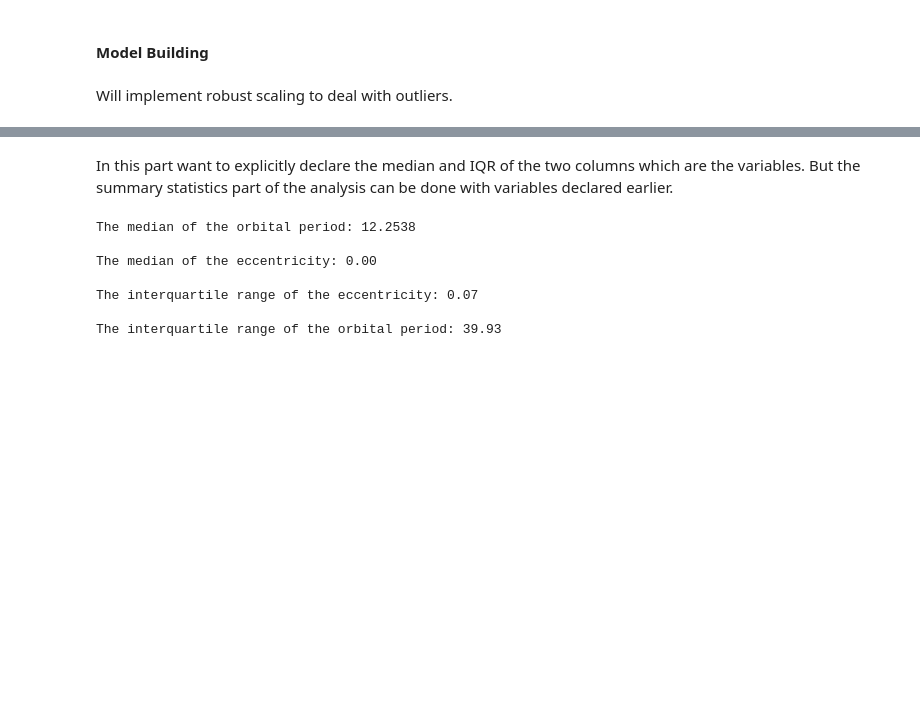
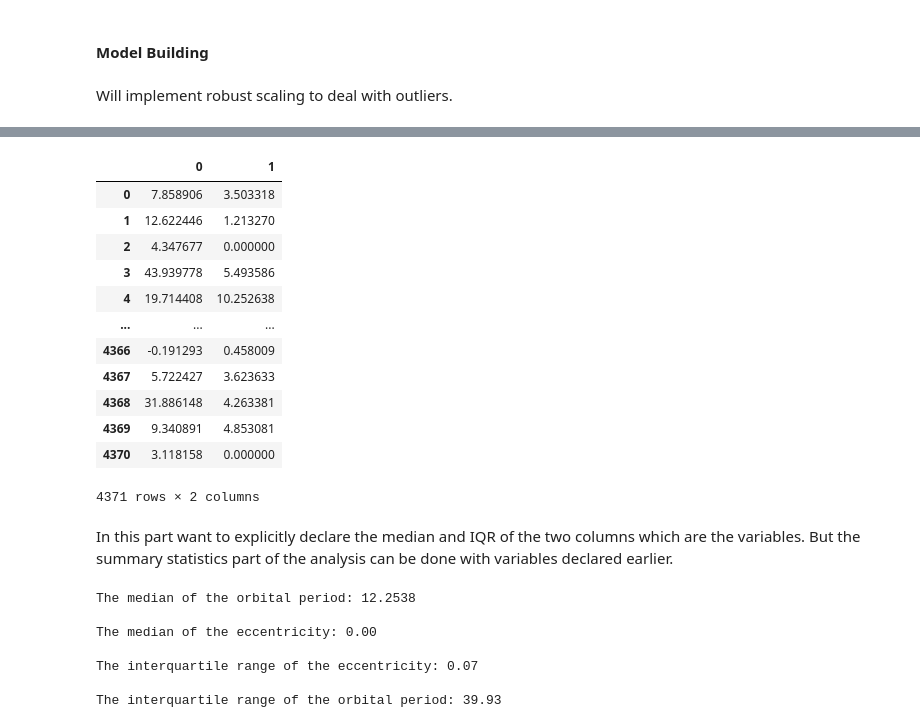
Before and after one commit to jbravo87/blog-projects, a Jupyter notebook: exoplanet_data_notebook.ipynb, the cells around one changed output, grey strips where cells are left out. Saved outputs shown, nothing was run; the diff lists cells and outputs as text; code cells hidden in the pictures; blank space fills up the shorter version.

```diff
--- a/exoplanet_data_notebook.ipynb
+++ b/exoplanet_data_notebook.ipynb
@@ -188,3 +257,19 @@ transformer = rs.transform(df2)
+# %%
+df3
+# %% [output]
+|  | 0 | 1 |
+| 0 | 7.858906 | 3.503318 |
+| 1 | 12.622446 | 1.213270 |
+| 2 | 4.347677 | 0.000000 |
+| 3 | 43.939778 | 5.493586 |
+| 4 | 19.714408 | 10.252638 |
+| ... | ... | ... |
+| 4366 | -0.191293 | 0.458009 |
+| 4367 | 5.722427 | 3.623633 |
+| 4368 | 31.886148 | 4.263381 |
+| 4369 | 9.340891 | 4.853081 |
+| 4370 | 3.118158 | 0.000000 |
+4371 rows × 2 columns
 # %% [markdown]
 In this part want to explicitly declare the median and IQR of the two columns which are the variables. But the summary statistics part of the analysis can be done with variables declared earlier.
 # %%
```
Also changed, not shown: parts of 16 cells of this notebook.
